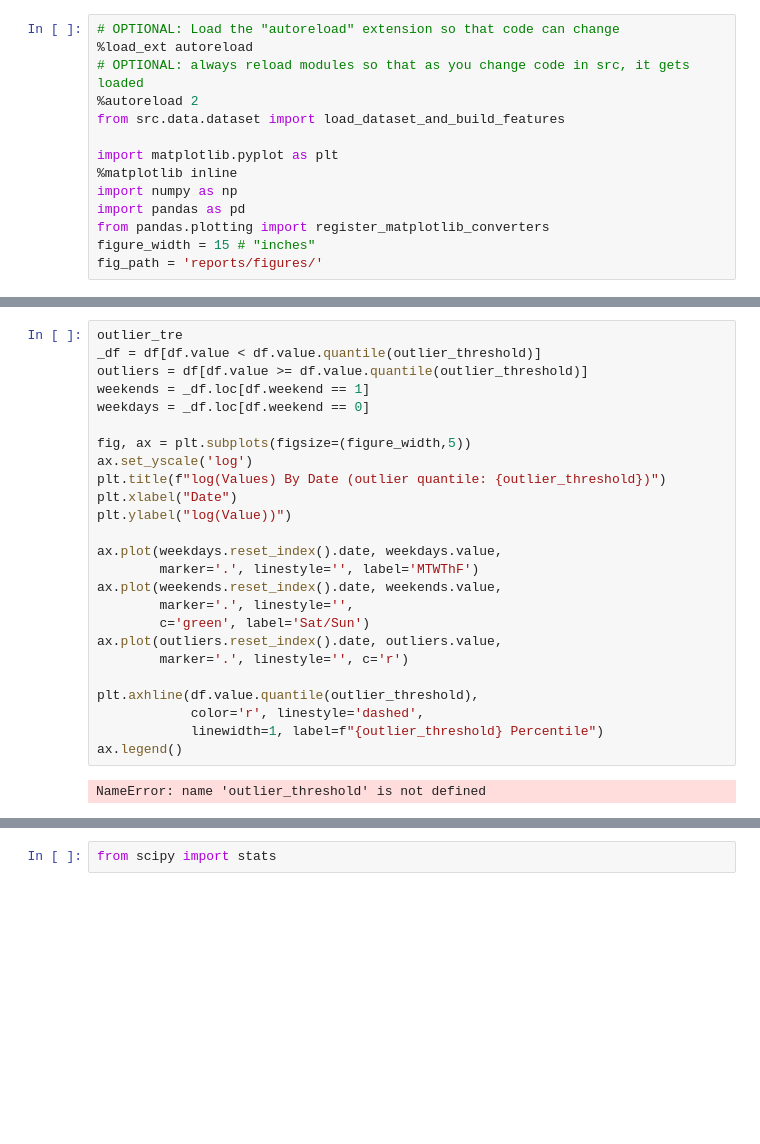
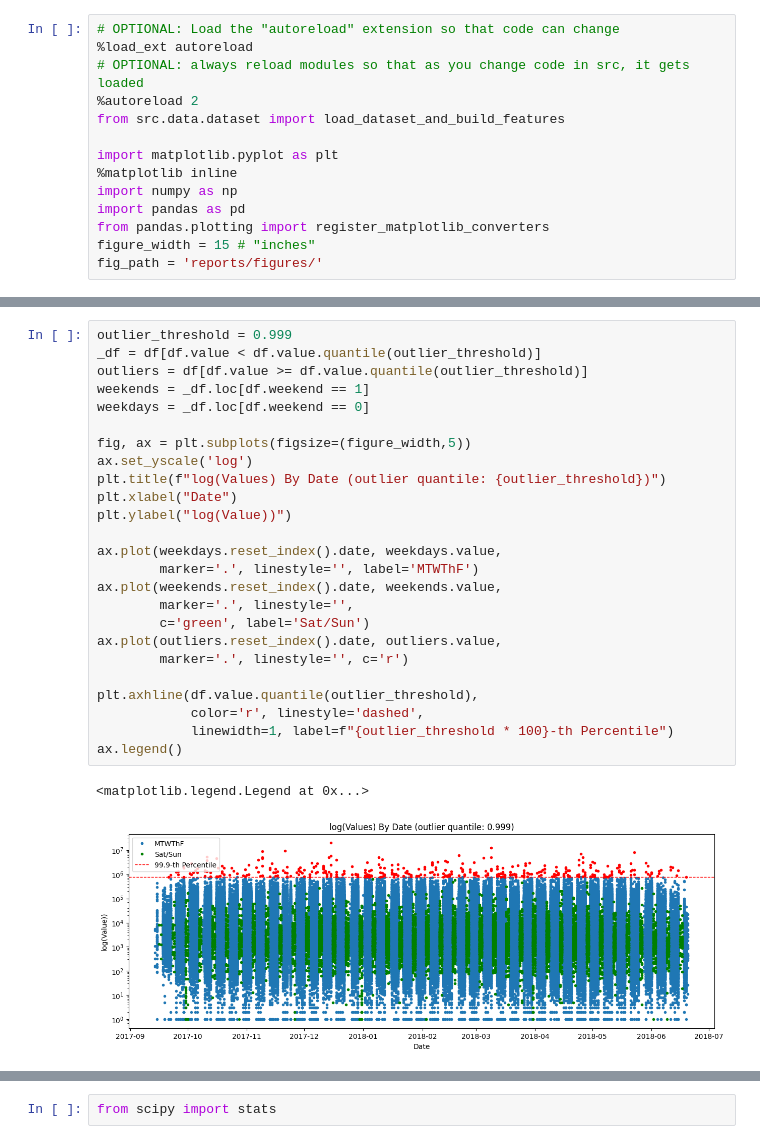
Before and after one commit to roarkm/time-series-analysis, a Jupyter notebook: notebooks/feature-exploration.ipynb, the cells around one changed output, grey strips where cells are left out. Saved outputs shown, nothing was run; the diff lists cells and outputs as text; blank space fills up the shorter version.

```diff
--- a/notebooks/feature-exploration.ipynb
+++ b/notebooks/feature-exploration.ipynb
@@ -24,32 +24,33 @@ df.head()
 | 53a85378e431960200469d42|76f7222a... | 2018-01-26 | 2018-01-26T00:00:00.000Z | 12100 | 4 | 0 | 0 |
 | 53a85378e431960200469d42|ff242a09... | 2017-10-02 | 2017-10-02T00:00:00.000Z | 600 | 0 | 0 | 0 |
 # %%
-outlier_tre
+outlier_threshold = 0.999
 _df = df[df.value < df.value.quantile(outlier_threshold)]
 outliers = df[df.value >= df.value.quantile(outlier_threshold)]
 weekends = _df.loc[df.weekend == 1]
 weekdays = _df.loc[df.weekend == 0]
 
 fig, ax = plt.subplots(figsize=(figure_width,5))
 ax.set_yscale('log')
 plt.title(f"log(Values) By Date (outlier quantile: {outlier_threshold})")
 plt.xlabel("Date")
 plt.ylabel("log(Value))")
 
 ax.plot(weekdays.reset_index().date, weekdays.value,
         marker='.', linestyle='', label='MTWThF')
 ax.plot(weekends.reset_index().date, weekends.value,
         marker='.', linestyle='',
         c='green', label='Sat/Sun')
 ax.plot(outliers.reset_index().date, outliers.value,
         marker='.', linestyle='', c='r')
 
 plt.axhline(df.value.quantile(outlier_threshold),
             color='r', linestyle='dashed',
-            linewidth=1, label=f"{outlier_threshold} Percentile")
+            linewidth=1, label=f"{outlier_threshold * 100}-th Percentile")
 ax.legend()
 # %% [output]
-NameError: name 'outlier_threshold' is not defined
+<matplotlib.legend.Legend at 0x...>
+[figure, added]
 # %%
 wd_mean_vals = df.reset_index().groupby('day_of_week').value.mean().astype(float).round(0)
 wd_totals = df.reset_index().groupby('day_of_week').day_of_week.value_counts()
```
Also changed, not shown: parts of 6 cells of this notebook.
